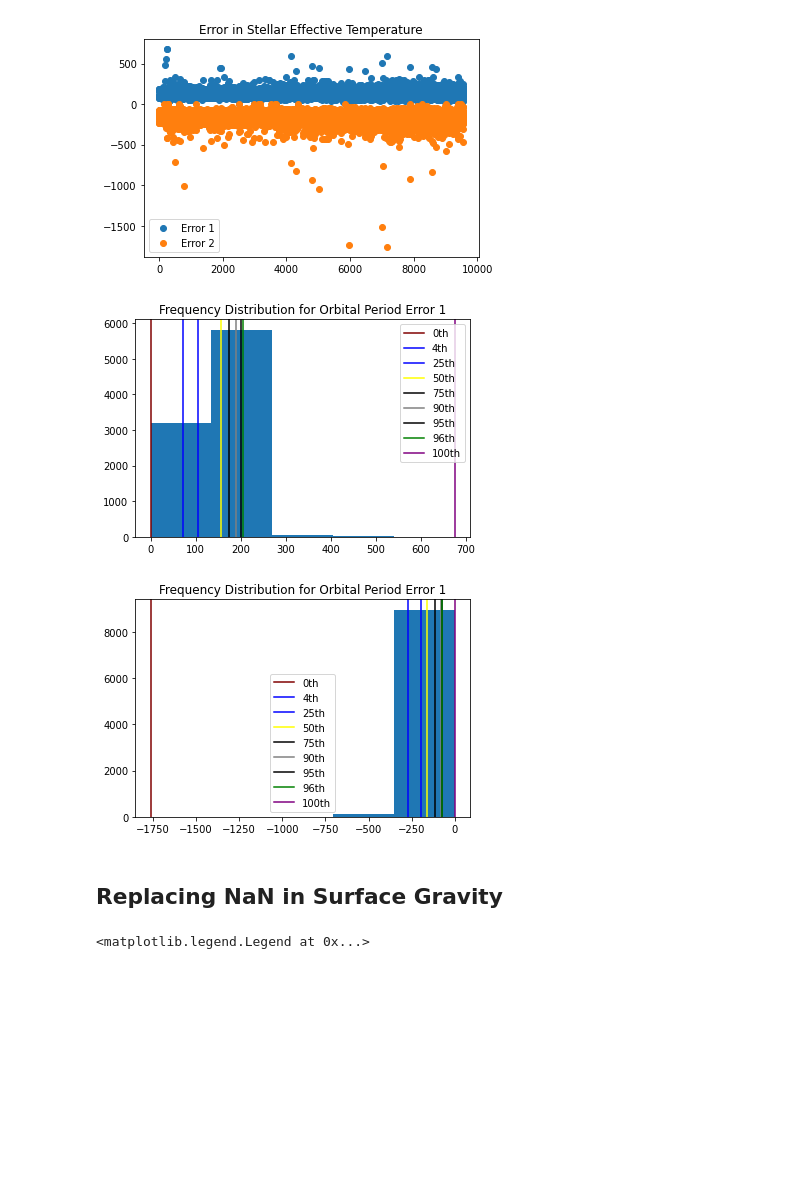
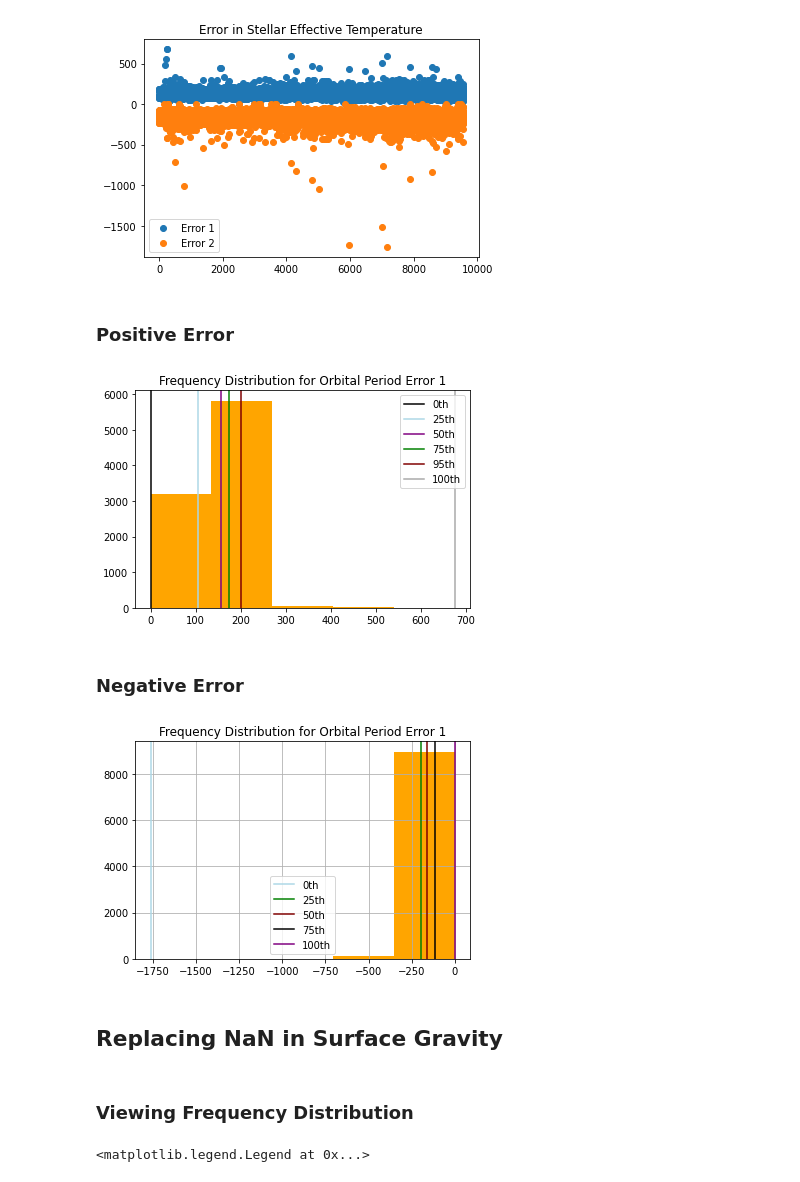
Before and after one commit to aditeyabaral/kepler-exoplanet-analysis, a Jupyter notebook: src/Data_Cleaning.ipynb, the cells around one changed output. Saved outputs shown, nothing was run; the diff lists cells and outputs as text; code cells hidden in the pictures; blank space fills up the shorter version.

```diff
--- a/src/Data_Cleaning.ipynb
+++ b/src/Data_Cleaning.ipynb
@@ -449,19 +477,18 @@ plt.legend()
 # %% [output]
 <matplotlib.legend.Legend at 0x...>
 [figure]
+# %% [markdown]
+### Positive Error
 # %%
-plt.hist(missing_error_values_df["koi_steff_err1"].values, bins=5)
-plt.axvline(x = np.nanpercentile(missing_error_values_df["koi_steff_err1"].values, 0), color = "maroon", label = "0th")
-plt.axvline(x = np.nanpercentile(missing_error_values_df["koi_steff_err1"].values, 4), color = "blue", label = "4th")
-plt.axvline(x = np.nanpercentile(missing_error_values_df["koi_steff_err1"].values, 25), color = "blue", label = "25th")
-plt.axvline(x = np.nanpercentile(missing_error_values_df["koi_steff_err1"].values, 50), color = "yellow", label = "50th")
-plt.axvline(x = np.nanpercentile(missing_error_values_df["koi_steff_err1"].values, 75), color = "black", label = "75th")
-plt.axvline(x = np.nanpercentile(missing_error_values_df["koi_steff_err1"].values, 90), color = "grey", label = "90th")
-plt.axvline(x = np.nanpercentile(missing_error_values_df["koi_steff_err1"].values, 95), color = "black", label = "95th")
-plt.axvline(x = np.nanpercentile(missing_error_values_df["koi_steff_err1"].values, 96), color = "green", label = "96th")
-plt.axvline(x = np.nanpercentile(missing_error_values_df["koi_steff_err1"].values, 100), color = "purple", label = "100th")
+plt.hist(missing_error_values_df["koi_steff_err1"].values, bins=5, color="orange")
+plt.axvline(x = np.nanpercentile(missing_error_values_df["koi_steff_err1"].values, 0), color = "black", label = "0th")
+plt.axvline(x = np.nanpercentile(missing_error_values_df["koi_steff_err1"].values, 25), color = "lightblue", label = "25th")
+plt.axvline(x = np.nanpercentile(missing_error_values_df["koi_steff_err1"].values, 50), color = "purple", label = "50th")
+plt.axvline(x = np.nanpercentile(missing_error_values_df["koi_steff_err1"].values, 75), color = "green", label = "75th")
+plt.axvline(x = np.nanpercentile(missing_error_values_df["koi_steff_err1"].values, 95), color = "maroon", label = "95th")
+plt.axvline(x = np.nanpercentile(missing_error_values_df["koi_steff_err1"].values, 100), color = "darkgrey", label = "100th")
 plt.title("Frequency Distribution for Orbital Period Error 1")
 plt.legend()
 plt.show()
 # %% [output]
-[figure, old version]
+[figure, new version]
@@ -468,16 +497,15 @@ plt.show()
+# %% [markdown]
+### Negative Error
 # %%
-plt.hist(missing_error_values_df["koi_steff_err2"].values, bins=5)
-plt.axvline(x = np.nanpercentile(missing_error_values_df["koi_steff_err2"].values, 0), color = "maroon", label = "0th")
-plt.axvline(x = np.nanpercentile(missing_error_values_df["koi_steff_err2"].values, 4), color = "blue", label = "4th")
-plt.axvline(x = np.nanpercentile(missing_error_values_df["koi_steff_err2"].values, 25), color = "blue", label = "25th")
-plt.axvline(x = np.nanpercentile(missing_error_values_df["koi_steff_err2"].values, 50), color = "yellow", label = "50th")
+plt.hist(missing_error_values_df["koi_steff_err2"].values, bins=5, color="orange")
+plt.axvline(x = np.nanpercentile(missing_error_values_df["koi_steff_err2"].values, 0), color = "lightblue", label = "0th")
+plt.axvline(x = np.nanpercentile(missing_error_values_df["koi_steff_err2"].values, 25), color = "green", label = "25th")
+plt.axvline(x = np.nanpercentile(missing_error_values_df["koi_steff_err2"].values, 50), color = "maroon", label = "50th")
 plt.axvline(x = np.nanpercentile(missing_error_values_df["koi_steff_err2"].values, 75), color = "black", label = "75th")
-plt.axvline(x = np.nanpercentile(missing_error_values_df["koi_steff_err2"].values, 90), color = "grey", label = "90th")
-plt.axvline(x = np.nanpercentile(missing_error_values_df["koi_steff_err2"].values, 95), color = "black", label = "95th")
-plt.axvline(x = np.nanpercentile(missing_error_values_df["koi_steff_err2"].values, 96), color = "green", label = "96th")
 plt.axvline(x = np.nanpercentile(missing_error_values_df["koi_steff_err2"].values, 100), color = "purple", label = "100th")
 plt.title("Frequency Distribution for Orbital Period Error 1")
+plt.grid()
 plt.legend()
 plt.show()
 # %% [output]
-[figure, old version]
+[figure, new version]
@@ -484,5 +514,7 @@ plt.show()
 # %% [markdown]
 ## Replacing NaN in Surface Gravity
+# %% [markdown]
+### Viewing Frequency Distribution
 # %%
 plt.scatter(range(missing_error_values_df.shape[0]), missing_error_values_df["koi_slogg_err1"].values, label = "Error 1")
 plt.scatter(range(missing_error_values_df.shape[0]), missing_error_values_df["koi_slogg_err2"].values, label = "Error 2")
```
Also changed, not shown: parts of 71 cells of this notebook.
